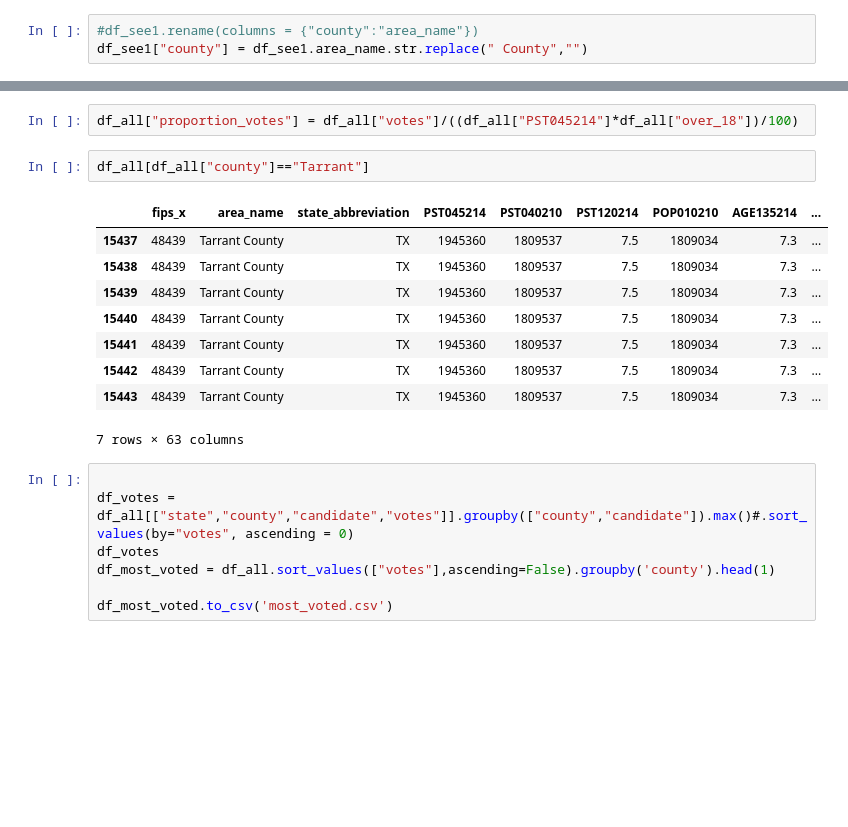
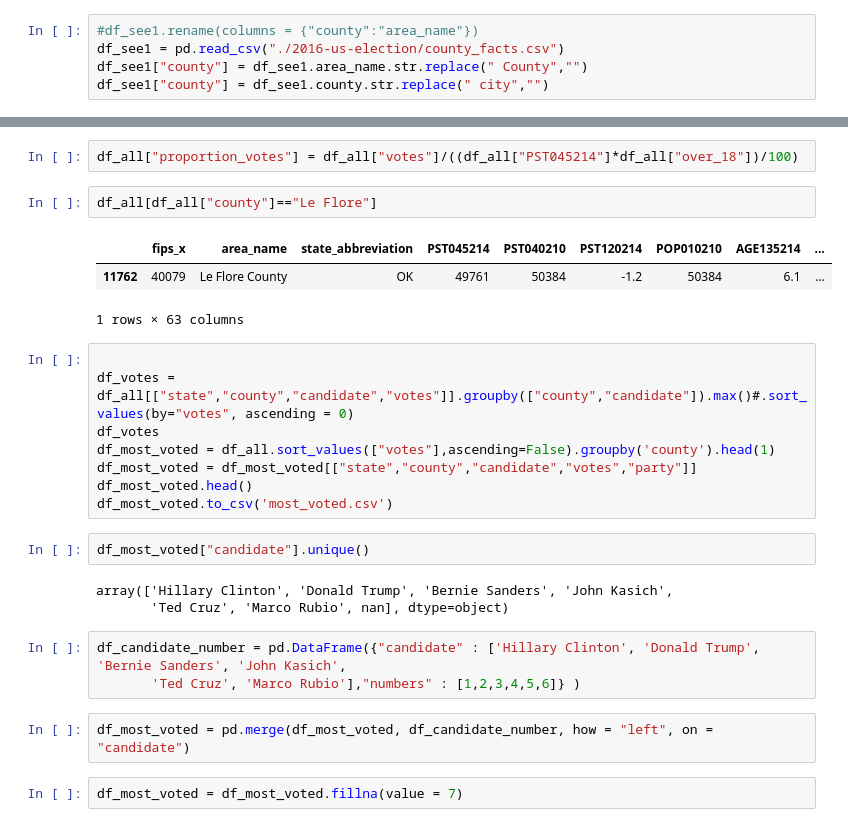
Before and after one commit to alexfcub/Presentation-And-Visualization, a Jupyter notebook: see_the_dataset_exercise_jp.ipynb, the cells around one changed output, grey strips where cells are left out. Cells and saved outputs as stored; diff of their text form; blank space fills up the shorter version.

Commit message:
fix most voted csv

```diff
--- a/see_the_dataset_exercise_jp.ipynb
+++ b/see_the_dataset_exercise_jp.ipynb
@@ -154,7 +154,9 @@ df.to_csv('clean_data.csv')
 Let's to join both datasets
 # %%
 #df_see1.rename(columns = {"county":"area_name"})
+df_see1 = pd.read_csv("./2016-us-election/county_facts.csv")
 df_see1["county"] = df_see1.area_name.str.replace(" County","")
+df_see1["county"] = df_see1.county.str.replace(" city","")
 # %%
 df_see1.head()
 # %% [output]
@@ -276,21 +261,28 @@ plt.show()
 # %%
 df_all["proportion_votes"] = df_all["votes"]/((df_all["PST045214"]*df_all["over_18"])/100)
 # %%
-df_all[df_all["county"]=="Tarrant"]
+df_all[df_all["county"]=="Le Flore"]
 # %% [output]
 |  | fips_x | area_name | state_abbreviation | PST045214 | PST040210 | PST120214 | POP010210 | AGE135214 | ... |
-| 15437 | 48439 | Tarrant County | TX | 1945360 | 1809537 | 7.5 | 1809034 | 7.3 | ... |
-| 15438 | 48439 | Tarrant County | TX | 1945360 | 1809537 | 7.5 | 1809034 | 7.3 | ... |
-| 15439 | 48439 | Tarrant County | TX | 1945360 | 1809537 | 7.5 | 1809034 | 7.3 | ... |
-| 15440 | 48439 | Tarrant County | TX | 1945360 | 1809537 | 7.5 | 1809034 | 7.3 | ... |
-| 15441 | 48439 | Tarrant County | TX | 1945360 | 1809537 | 7.5 | 1809034 | 7.3 | ... |
-| 15442 | 48439 | Tarrant County | TX | 1945360 | 1809537 | 7.5 | 1809034 | 7.3 | ... |
-| 15443 | 48439 | Tarrant County | TX | 1945360 | 1809537 | 7.5 | 1809034 | 7.3 | ... |
+| 11762 | 40079 | Le Flore County | OK | 49761 | 50384 | -1.2 | 50384 | 6.1 | ... |
-7 rows × 63 columns
+1 rows × 63 columns
 # %%
 
 df_votes = df_all[["state","county","candidate","votes"]].groupby(["county","candidate"]).max()#.sort_values(by="votes", ascending = 0)
 df_votes
 df_most_voted = df_all.sort_values(["votes"],ascending=False).groupby('county').head(1)
-
+df_most_voted = df_most_voted[["state","county","candidate","votes","party"]]
+df_most_voted.head()
 df_most_voted.to_csv('most_voted.csv')
+# %%
+df_most_voted["candidate"].unique()
+# %% [output]
+array(['Hillary Clinton', 'Donald Trump', 'Bernie Sanders', 'John Kasich',
+       'Ted Cruz', 'Marco Rubio', nan], dtype=object)
+# %%
+df_candidate_number = pd.DataFrame({"candidate" : ['Hillary Clinton', 'Donald Trump', 'Bernie Sanders', 'John Kasich',
+       'Ted Cruz', 'Marco Rubio'],"numbers" : [1,2,3,4,5,6]} )
+# %%
+df_most_voted = pd.merge(df_most_voted, df_candidate_number, how = "left", on = "candidate")
+# %%
+df_most_voted = df_most_voted.fillna(value = 7)
```
Also changed, not shown: parts of 7 cells of this notebook, 3 other files.
